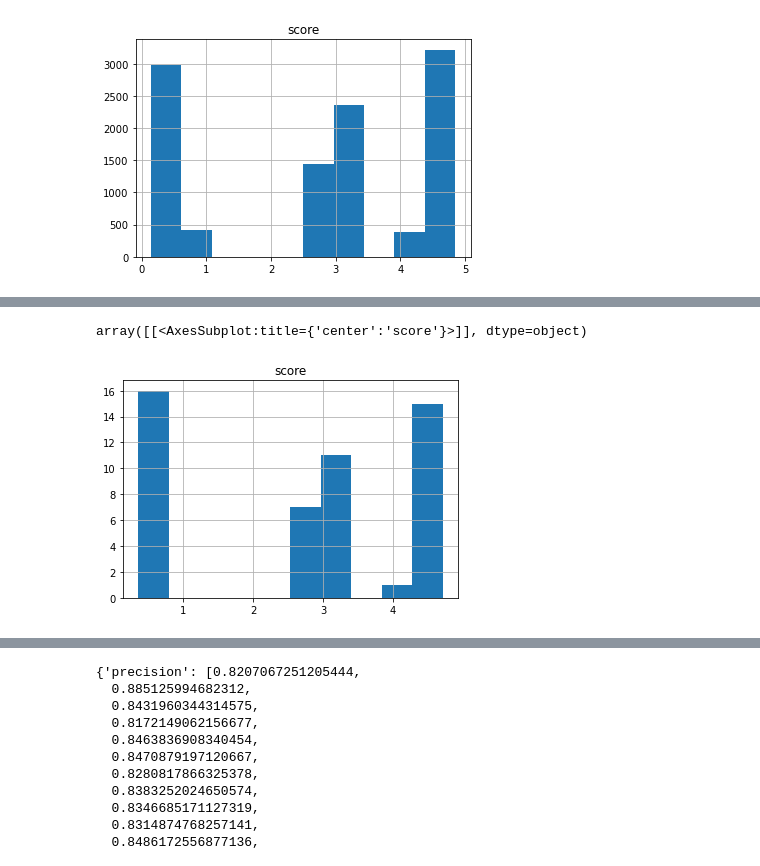
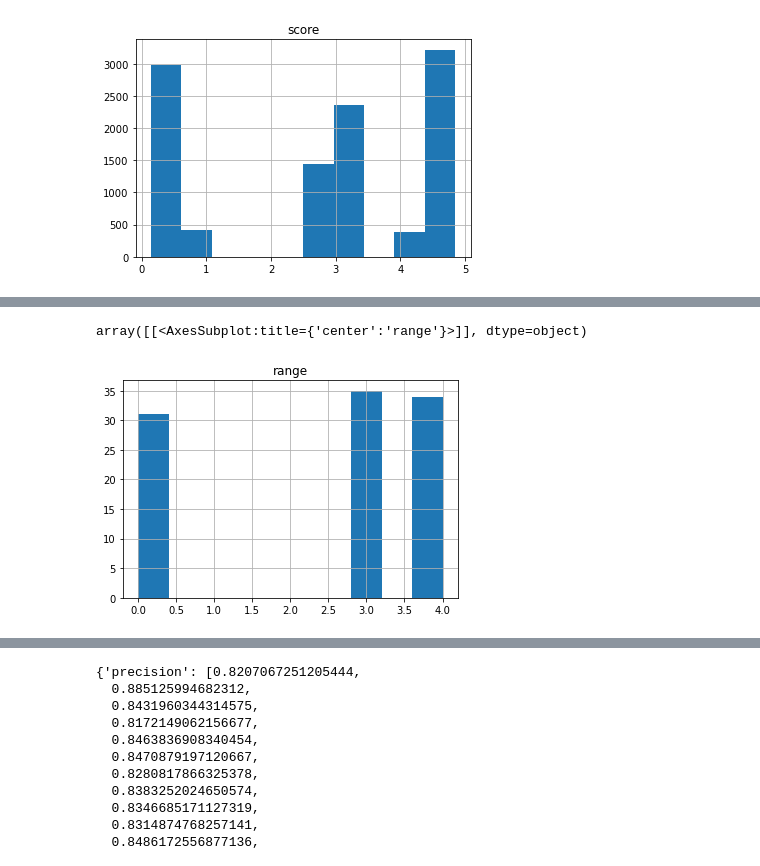
Before and after one commit to jayralencar/check-eval, a Jupyter notebook: test.ipynb, the cells around one changed output, grey strips where cells are left out. Drawn from its saved outputs; the diff is of its cells as text; code cells hidden in the pictures.

```diff
--- a/test.ipynb
+++ b/test.ipynb
@@ -42,16 +42,19 @@ array([[<AxesSubplot:title={'center':'score'}>]], dtype=object)
 bins = [0, 1, 2, 3, 4, 5]
 test['bin'] = pd.cut(test['score'], bins=bins)
 
-total_samples = 50
+# Determine the number of samples per bin
+total_samples = 100
 bin_counts = test['bin'].value_counts(normalize=True).sort_index()
 samples_per_bin = (bin_counts * total_samples).round().astype(int)
 
 # Adjust for rounding issues
-samples_per_bin.iloc[-stratified_sample1] += total_samples - samples_per_bin.sum()
+samples_per_bin.iloc[-1] += total_samples - samples_per_bin.sum()
 
 # Perform stratified sampling based on the bins
 stratified_sample = test.groupby('bin', group_keys=False).apply(lambda x: x.sample(n=samples_per_bin.loc[x.name]))
 
 # Drop the 'bin' column as it was just for stratification
 stratified_sample = stratified_sample.drop(columns=['bin'])
+
+stratified_sample.info()
 # %% [output]
@@ -63,5 +78,5 @@ See the caveats in the documentation: https://pandas.pydata.org/pandas-docs/stab
 # %%
-stratified_sample.hist("score")
+stratified_sample.hist("range")
 # %% [output]
-array([[<AxesSubplot:title={'center':'score'}>]], dtype=object)
+array([[<AxesSubplot:title={'center':'range'}>]], dtype=object)
-[figure, old version]
+[figure, new version]
```
Also changed, not shown: parts of 8 cells of this notebook, 4 other files.
